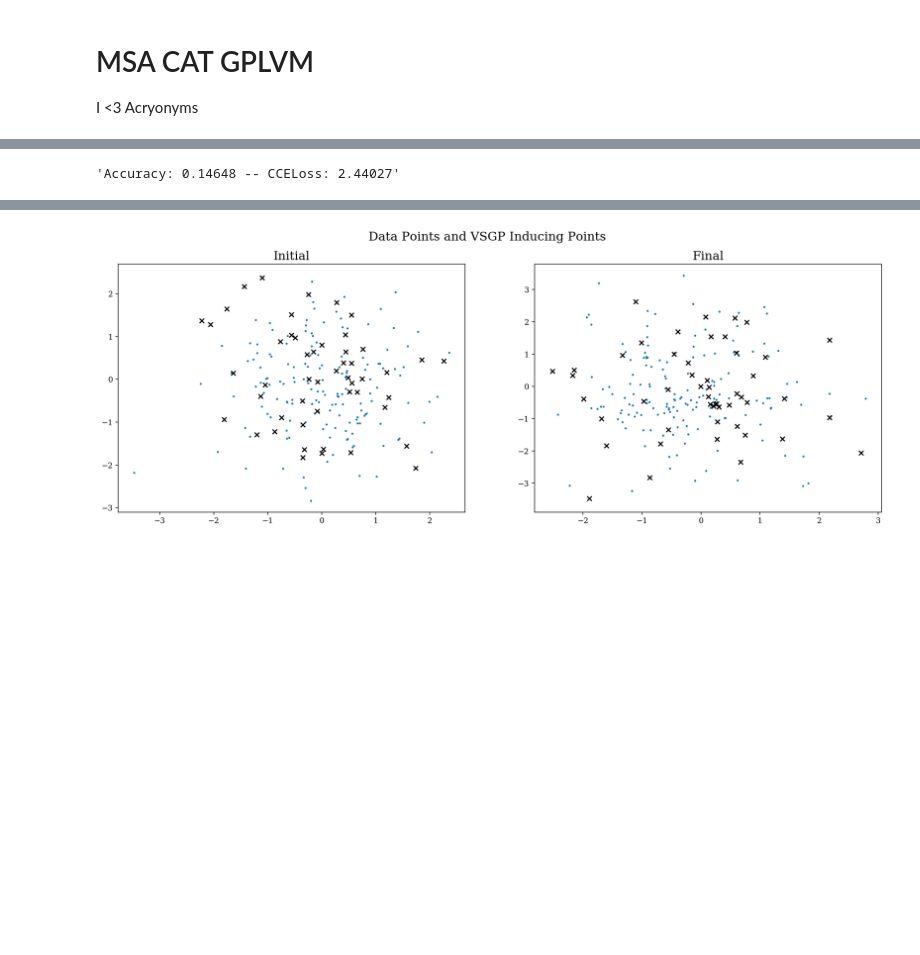
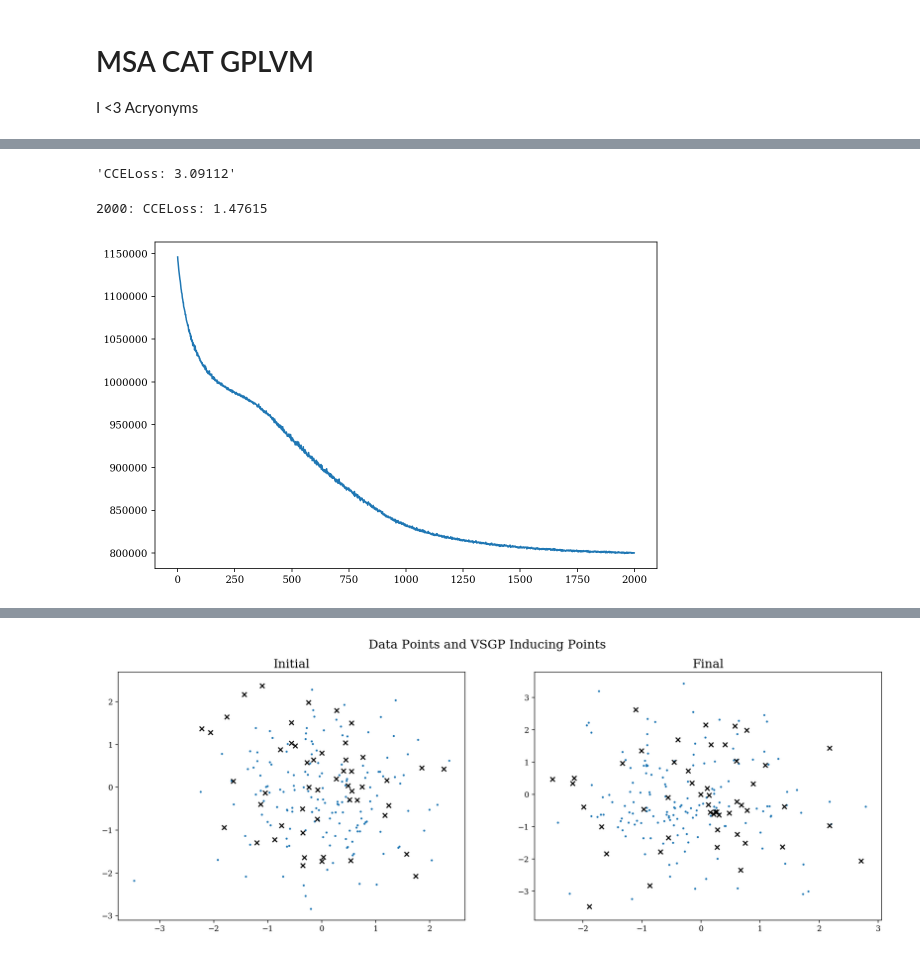
Before and after one commit to jrussell25/ML-miscellany, a Jupyter notebook: Coevolution_GPLVM.ipynb, the cells around one changed output, grey strips where cells are left out. Cells and saved outputs as stored; diff of their text form; code cells hidden in the pictures; blank space fills up the shorter version.

Commit message:
moving to newer pyro syntax and making things work again

```diff
--- a/Coevolution_GPLVM.ipynb
+++ b/Coevolution_GPLVM.ipynb
@@ -74,0 +96,9 @@ plt.show()
+# %%
+def test_categorical_gplvm(gpmodel):
+    with torch.no_grad():
+
+        f_loc = gplvm(gplvm.X_loc)[0]
+        #probs = torch.nn.Softmax(dim=0)(f_loc)
+        #acc = pred.eq(y_test).mean()
+        cce = torch.nn.CrossEntropyLoss(reduction='mean')(f_loc, gpmodel.y.to(torch.long))
+    return f'CCELoss: {cce:0.5f}'
@@ -139,16 +161,21 @@ def test_categorical_gplvm(gpmodel, y_test):
+# %%
+K = gp.kernels.RBF(input_dim=latent_dim,lengthscale=l0)
+#K = gp.kernels.Sum(K,gp.kernels.Matern52(input_dim=latent_dim,lengthscale=l0))
+#K = gp.kernels.Sum(K,gp.kernels.Matern32(input_dim=latent_dim,lengthscale=l0))
+#K = gp.kernels.Sum(K,gp.kernels.Exponential(input_dim=latent_dim,lengthscale=l0))
+#Set up the model
+pyro.clear_param_store()
+gplvm = gp.models.VariationalSparseGP(X=X_init.cuda(), y=Y.cuda(), kernel=K, Xu=Xu,
+                                      likelihood=likelihood,jitter=0.1, whiten=True,
+                                      latent_shape=torch.Size([Y.shape[0],labels.shape[0]]))
+
+
+gplvm.X = pyro.nn.PyroSample(dist.Laplace(gplvm.X.new_zeros(gplvm.X.shape), 1).to_event())
+gplvm.autoguide('X',dist.MultivariateNormal)
+lengthscale_prior = dist.Gamma(2*torch.arange(1., latent_dim+1 ,device='cuda'), 0.25).to_event()
+gplvm.kernel.lengthscale = pyro.nn.PyroSample(lengthscale_prior)
+gplvm.cuda();
 # %%
-test_categorical_gplvm(gplvm, Y_test)
+test_categorical_gplvm(gplvm)
 # %% [output]
-'Accuracy: 0.14648 -- CCELoss: 2.44027'
+'CCELoss: 3.09112'
-# %%
-K = gp.kernels.RBF(input_dim=latent_dim,lengthscale=l0)
-K = gp.kernels.Sum(K,gp.kernels.Matern52(input_dim=latent_dim,lengthscale=l0))
-K = gp.kernels.Sum(K,gp.kernels.Matern32(input_dim=latent_dim,lengthscale=l0))
-K = gp.kernels.Sum(K,gp.kernels.Exponential(input_dim=latent_dim,lengthscale=l0))
-#Set up the model
-gplvm = gp.models.VariationalSparseGP(X=X, y=None, kernel=K, Xu=Xu,
-                                      likelihood=likelihood,jitter=0.1, whiten=True,
-                                      latent_shape = torch.Size([batch_size,labels.shape[0]]))
-gplvm.set_prior('X',dist.Normal(torch.zeros_like(X_init[0]).cuda(),torch.ones_like(X_init[0]).cuda()))
-gplvm.autoguide('X',dist.MultivariateNormal)
-gplvm.cuda();
@@ -154,0 +184,9 @@ gplvm.cuda();
+# %%
+losses = train_categorical_gplvm(gplvm, nsteps=2000)
+# %% [output]
+2000: CCELoss: 1.47615
+# %%
+plt.plot(losses)
+plt.show()
+# %% [output]
+[figure, added]
```
Also changed, not shown: parts of 18 cells of this notebook, 1 other file.
